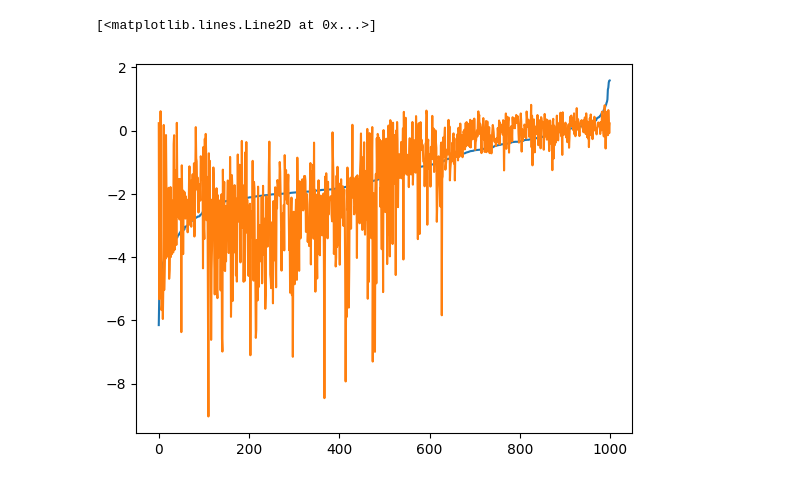
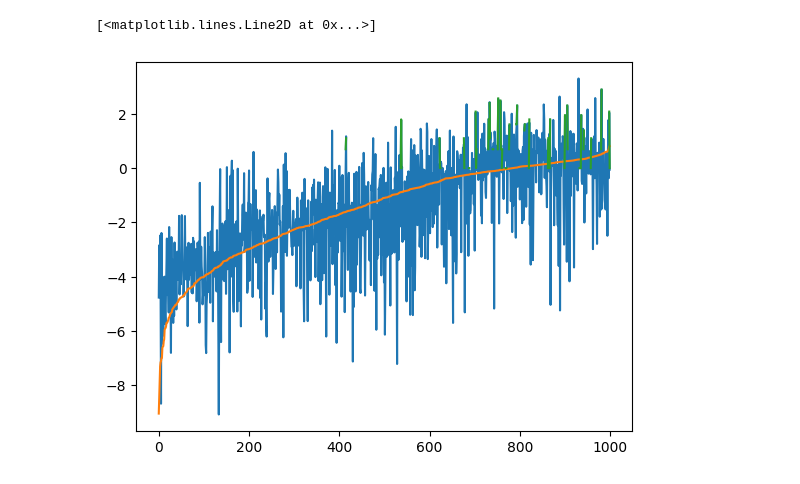
Before and after one commit to henningzakrisson/cyc-gbm, a Jupyter notebook: notebooks/verify_cyc_gbm_loss.ipynb, the cells around one changed output. Cells and saved outputs as stored; diff of their text form; code cells hidden in the pictures.

```diff
--- a/notebooks/verify_cyc_gbm_loss.ipynb
+++ b/notebooks/verify_cyc_gbm_loss.ipynb
@@ -18,8 +34,8 @@ y = distribution.simulate(z, random_state = 11)
 # %%
 # Set hyperparameters
-kappa = [38, 29]
-max_depth = 3
-min_samples_leaf = 5
+kappa = [1000,1000]
+max_depth = 2
+min_samples_leaf = 10
 eps = [0.1, 0.1]
 # %%
 gbm = CycGBM(
@@ -152,8 +171,9 @@ new model loss: 99.73
 # %%
-sort_order = np.argsort(z_hat_new[0])
+sort_order = np.argsort(z[0])
 plt.plot(z_hat_new[0][sort_order])
 plt.plot(z[0][sort_order])
+plt.plot(np.log(y)[sort_order])
 # %% [output]
 [<matplotlib.lines.Line2D at 0x...>]
-[figure, old version]
+[figure, new version]
 # %%
```
Also changed, not shown: parts of 7 cells of this notebook, 6 other files.
